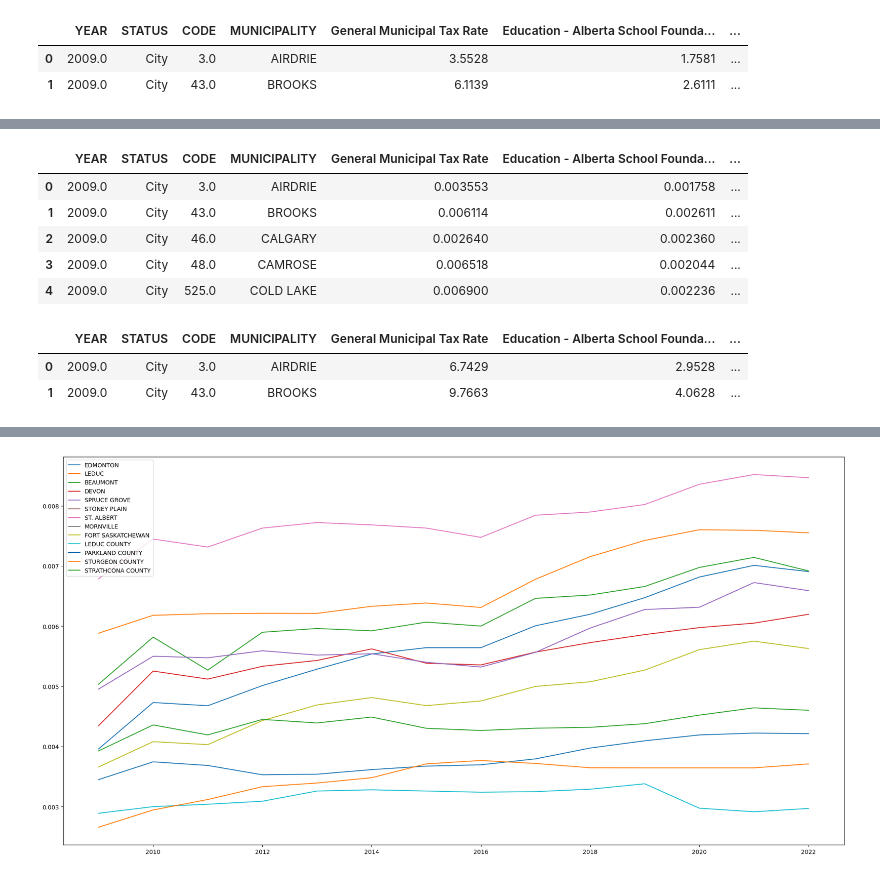
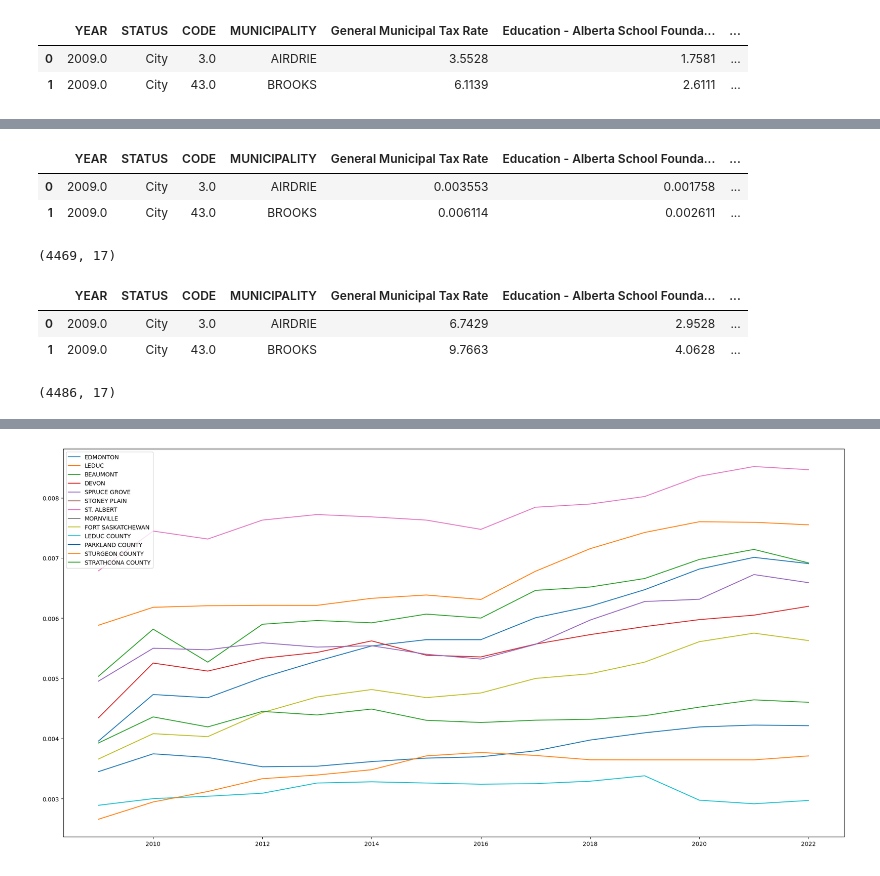
Before and after one commit to ddsarai/propertTax_comps, a Jupyter notebook: AB_pTax_2009_2021.ipynb, the cells around one changed output, grey strips where cells are left out. Saved outputs shown, nothing was run; the diff lists cells and outputs as text; code cells hidden in the pictures.

```diff
--- a/AB_pTax_2009_2021.ipynb
+++ b/AB_pTax_2009_2021.ipynb
@@ -60,3 +69,5 @@ dtype: int64
+# %%
+ab_res_ptax09_21.loc[ab_res_ptax09_21['YEAR'] == 2013, 'General Municipal Tax Rate'] = ab_res_ptax09_21.loc[ab_res_ptax09_21['YEAR'] == 2013, 'Municipal Tax Rate']
 # %%
 ab_res_ptax09_21[ab_res_ptax09_21['General Municipal Tax Rate'].isna()]
 # %% [output]
@@ -103,14 +115,15 @@ ab_res_ptax09_21.dropna(subset=['General Municipal Tax Rate'], inplace=True)
 ab_res_ptax09_21.iloc[:, 4:7] = ab_res_ptax09_21.iloc[:,4:7] * 0.001
 ab_res_ptax09_21.iloc[:,8] = ab_res_ptax09_21.iloc[:,8] * 0.001
 # %%
-ab_res_ptax09_21.head(5)
+ab_res_ptax09_21.head(2)
 # %% [output]
 |  | YEAR | STATUS | CODE | MUNICIPALITY | General Municipal Tax Rate | Education - Alberta School Founda... | ... |
 | 0 | 2009.0 | City | 3.0 | AIRDRIE | 0.003553 | 0.001758 | ... |
 | 1 | 2009.0 | City | 43.0 | BROOKS | 0.006114 | 0.002611 | ... |
-| 2 | 2009.0 | City | 46.0 | CALGARY | 0.002640 | 0.002360 | ... |
-| 3 | 2009.0 | City | 48.0 | CAMROSE | 0.006518 | 0.002044 | ... |
-| 4 | 2009.0 | City | 525.0 | COLD LAKE | 0.006900 | 0.002236 | ... |
+# %%
+ab_res_ptax09_21.shape
+# %% [output]
+(4469, 17)
 # %%
 ab_nonres_ptax09_21 = pd.concat([df_from_excelFiles(xl, 'MR(2)-Non-Residential') for xl in excel_files])
 # %%
@@ -119,3 +132,7 @@ ab_nonres_ptax09_21.head(2)
 |  | YEAR | STATUS | CODE | MUNICIPALITY | General Municipal Tax Rate | Education - Alberta School Founda... | ... |
 | 0 | 2009.0 | City | 3.0 | AIRDRIE | 6.7429 | 2.9528 | ... |
 | 1 | 2009.0 | City | 43.0 | BROOKS | 9.7663 | 4.0628 | ... |
+# %%
+ab_nonres_ptax09_21.shape
+# %% [output]
+(4486, 17)
```
Also changed, not shown: parts of 14 cells of this notebook, 1 other file.
